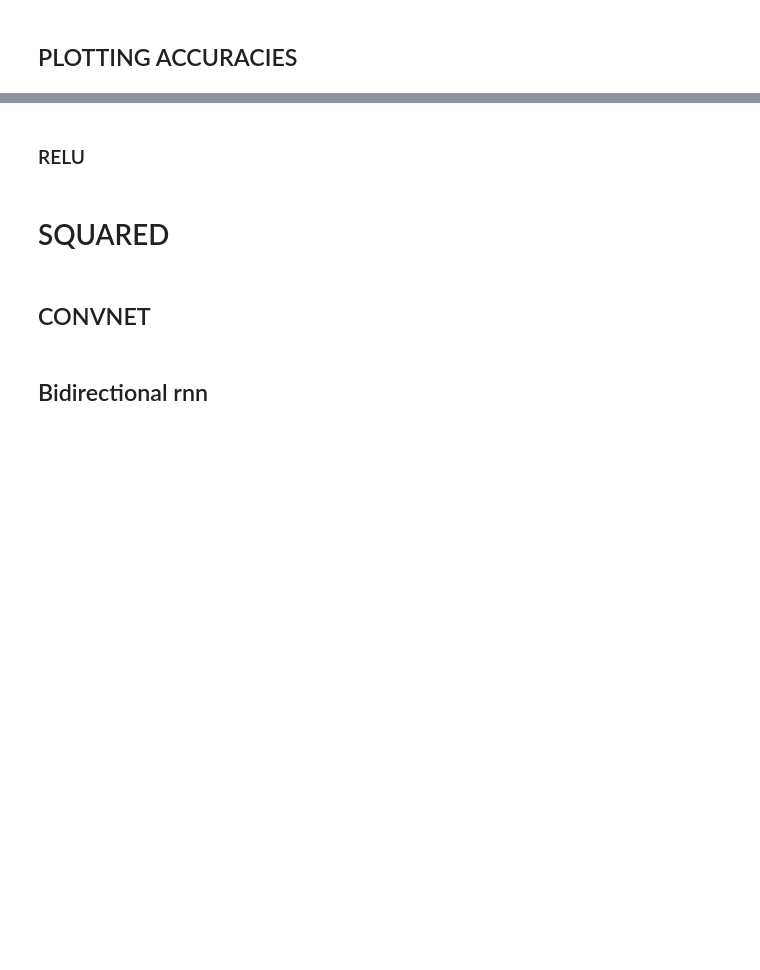
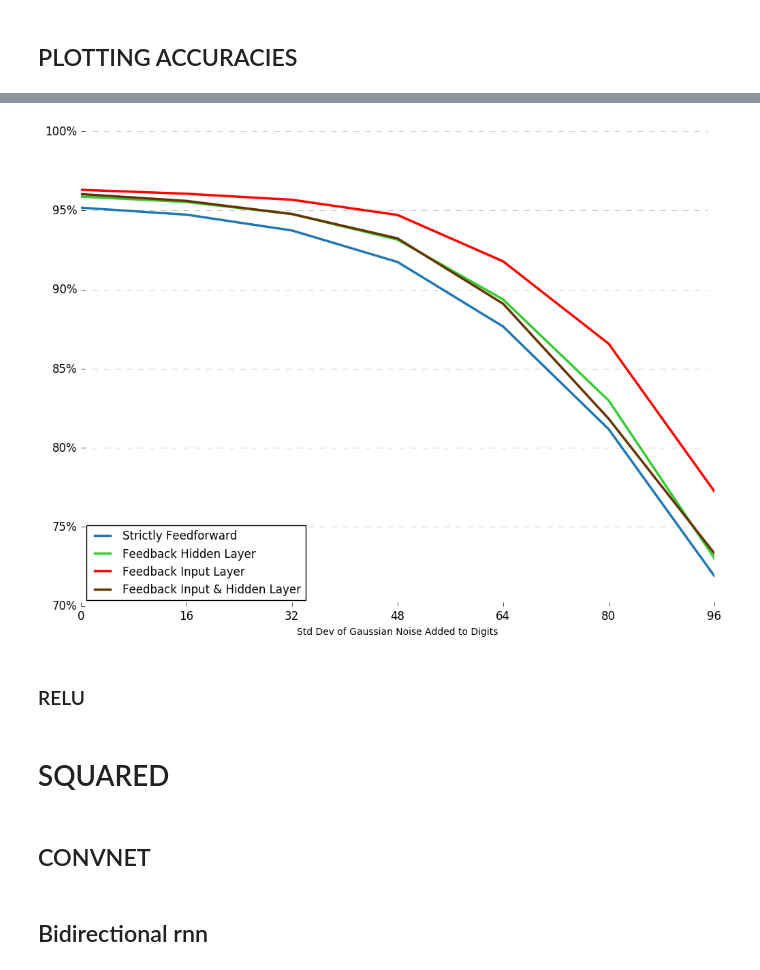
Before and after one commit to VincentRoest/capstone, a Jupyter notebook: models.ipynb, the cells around one changed output, grey strips where cells are left out. Saved outputs shown, nothing was run; the diff lists cells and outputs as text; code cells hidden in the pictures; blank space fills up the shorter version.

```diff
--- a/models.ipynb
+++ b/models.ipynb
@@ -737,2 +866,21 @@ for i in range(10):
 # %% [markdown]
 ## PLOTTING ACCURACIES
+# %%
+table_accs = {'A_1': [], 'B': [], 'C':[], 'D':[]}
+
+def average(nums, default=float('nan')):
+    return sum(nums) / float(len(nums)) if nums else default
+
+table_models = ['A_1', 'B', 'C', 'D']
+
+# all accs
+for i in range(7):
+    for model in table_models:
+        table_accs[model].append(acc_trained_on_noisy[stddevs[i]][model][0:7])
+        # get until 96
+
+# for latex
+for model in table_models:
+    print model
+    accs = [str(round(average(n),3)) for n in zip(*table_accs[model])]
+    print ' & '.join(accs)
@@ -740,16 +914,24 @@ for i in range(10):
 import matplotlib.pyplot as plt
 
 # These are the "Tableau 20" colors as RGB.
-tableau4 = [(31, 119, 180), (174, 199, 232), (255, 127, 14), (255, 187, 120), (51,153,0)]
+tableau4 = [(31, 119, 180), (51, 204, 51), (255, 0, 0), (102, 51, 0), (0, 0, 255)]
+
+def RepresentsInt(s):
+    try:
+        int(s)
+        return True
+    except ValueError:
+        return False
 
 # Scale the RGB values to the [0, 1] range, which is the format matplotlib accepts.
 for i in range(len(tableau4)):
     r, g, b = tableau4[i]
     tableau4[i] = (r / 255., g / 255., b / 255.)
 
-types = ['Type A', 'Type B', 'Type C', 'Type D', 'Type E']
+# 'Type A_2', 'Type A_3'
+types = ['A_1', 'B', 'C', 'D'] # 'E']
 
-for i in range(len(stddevs)):
+for i in range(1):# len(stddevs)):
     plt.figure(figsize=(12, 9))
 
     # Remove the plot frame lines. They are unnecessary chartjunk.
@@ -766,50 +948,68 @@ for i in range(len(stddevs)):
 
     # Limit the range of the plot to only where the data is.
     # Avoid unnecessary whitespace.
-    plt.ylim(50, 100)
-    plt.xlim(0, 192)
+    plt.ylim(70, 100)
+    plt.xlim(0, 96)
     plt.xlabel('Std Dev of Gaussian Noise Added to Digits')
 
     # Make sure your axis ticks are large enough to be easily read.
     # You don't want your viewers squinting to read your plot.
-    plt.yticks(range(0, 101, 10), [str(x) + "%" for x in range(0, 101, 10)], fontsize=12)
-    plt.xticks(stddevs, fontsize=12)
+    plt.yticks(range(70, 101, 5), [str(x) + "%" for x in range(70, 101, 5)], fontsize=12)
+    plt.xticks(stddevs[:7], fontsize=12)
 
     # Provide tick lines across the plot to help your viewers trace along
     # the axis ticks. Make sure that the lines are light and small so they
     # don't obscure the primary data lines.
-    for y in range(0, 101, 10):
-        plt.plot([y] * len(range(0, 192)), "--", lw=0.5, color="black", alpha=0.3)
+    for y in range(70, 101, 5):
+        plt.plot([y] * len(range(0, 96)), "--", lw=0.5, color="black", alpha=0.3)
 
     # Remove the tick marks; they are unnecessary with the tick lines we just plotted.
-    plt.tick_params(axis="both", which="both", bottom="off", top="off",
-                    labelbottom="on", left="off", right="off", labelleft="on")
-    print i
+    plt.tick_params(axis="both", which="both", bottom="on", top="off",
+                    labelbottom="on", left="on", right="off", labelleft="on")
+
     for rank, column in enumerate(types):
         # Plot each line separately with its own color, using the Tableau 20
         # color set in order.
 
         # so all the stddevs = gender_degree_data.Year.values
-
-        # accuracies = gender_degree_data[column.replace("\n", " ")].values
         # = 16 : A
         # print test_data[stddevs[1]][column[-1]]
+        # print column[-1]
+        # accuracies are 0....
 
-        # accuracies are 0....
+        if column == 'A_1':
+            label = 'Strictly Feedforward'
+        if column == 'A_2':
+            label = '784-1000-256-10 FF Only'
+        if column == 'A_3':
+            label = '784-1000-256-128-10 FF Only'
+        if column == 'B':
+            label = 'Feedback Hidden Layer'
+        if column == 'C':
+            label = 'Feedback Input Layer'
+        if column == 'D':
+            label = 'Feedback Input & Hidden Layer'
+        if column == 'E':
+            label = '784-1000-10 FF + Skip'
+
+        # deal with A_1, A_2, A_3
         plt.plot(stddevs,
-                np.multiply(acc_trained_on_noisy[stddevs[i]][column[-1]], 100),
-                lw=2.5, color=tableau4[rank], label=column)
+                 # first_expression if bool_expression_is_true else second_expression
+                np.multiply(test_5[stddevs[i]]['A_'+column[-1] if RepresentsInt(column[-1]) else column[-1]], 100),
+                lw=2.5, color=tableau4[rank], label=label)
 
         # Add a text label to the right end of every line. Most of the code below
         # is adding specific offsets y position because some labels overlapped.
         # this is the last val
-        y_pos = acc_trained_on_noisy[stddevs[i]][column[-1]][-1]*100
+        y_pos = acc_trained_on_noisy[stddevs[i]]['A_'+column[-1] if RepresentsInt(column[-1]) else column[-1]][-1]*100
 
         # Again, make sure that all labels are large enough to be easily read
         # by the viewer.
-        plt.title('Testing Accuracy on Model Trained with Deviation: ' + str(stddevs[i]))
+        # plt.title(' Feedforward Trained on Clean Digits, Feedbacks with Deviation: ' + str(stddevs[i]))
+        # plt.title('Feedforwards Trained on Clean, Feedbacks Trained on Noisy Digits With Std. Dev. ' +str(int(stddevs[i])))
+
         plt.legend(loc=3)
         # plt.text(192, y_pos, column, fontsize=12, color=tableau4[rank])
 
-    plt.savefig("noisy_plots3/plt_"+str(stddevs[i])+".png", bbox_inches="tight");
+    plt.savefig("ff_clean_fb_clean/plot_"+str(int(stddevs[i]))+".png", bbox_inches="tight");
 # %% [output]
@@ -816,0 +1017 @@ for i in range(len(stddevs)):
+[figure, added]
```
Also changed, not shown: parts of 16 cells of this notebook, 14 other files.
